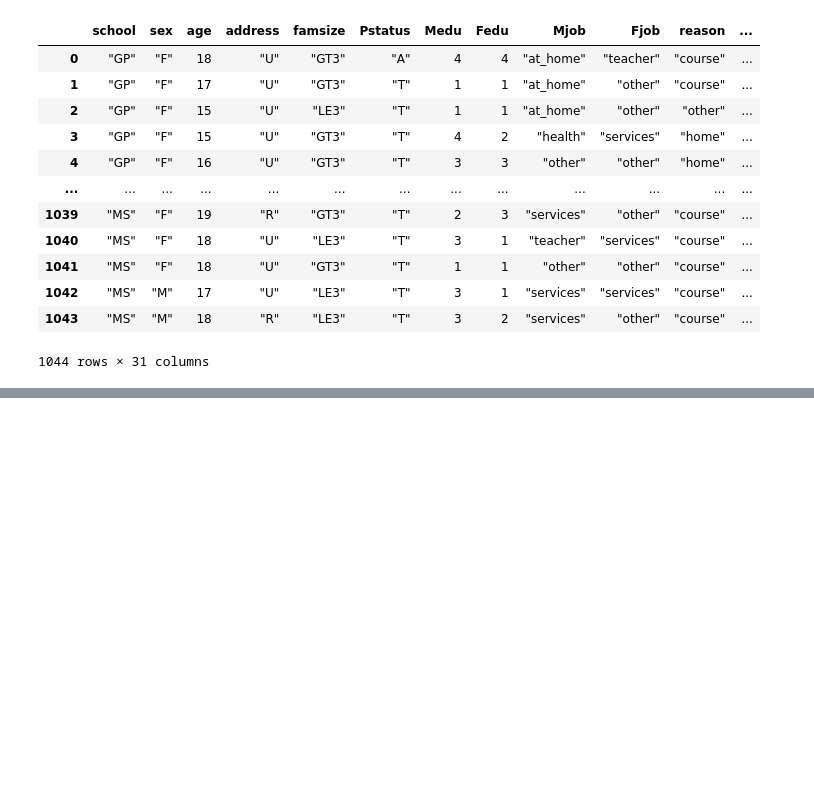
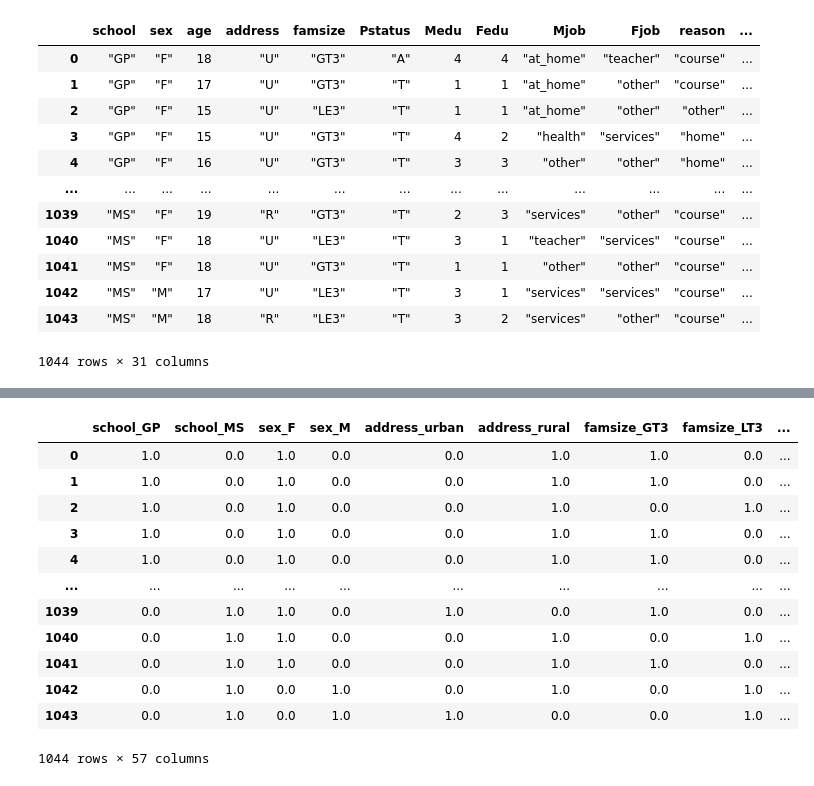
Before and after one commit to MShimer33/MachineLearningFinalProject, a Jupyter notebook: education.ipynb, the cells around one changed output, grey strips where cells are left out. Saved outputs shown, nothing was run; the diff lists cells and outputs as text; code cells hidden in the pictures; blank space fills up the shorter version.

Commit message:
preprocessor done

```diff
--- a/education.ipynb
+++ b/education.ipynb
@@ -91,4 +92,4 @@ Get the Data
 ===
 # %%
 data = read_student_data('student.csv')
-data
+data_copy = data.copy()
@@ -179,10 +259,34 @@ data.drop(columns=["G1", "G2"])
 # %%
+data = data_copy
+
 preprocessor = Pipeline([
 
-    # ('one_hot_encoder', OneHotEncoder(categories=['school', 'sex', 'address', 'famsize', 'Pstatus', 'Mjob', 'Fjob', 'guardian',
-    #  'schoolsup', 'famsup', 'paid', 'activities','nursery', 'higher', 'internet', 'romantic']))
+    ('drop_features', RemoveUnwantedFeatures(features=["G1", "G2"])),
+    ('convert_to_int', ConvertNumbersToIntegers()),
+    ('log_transform', LogTransformData(features=["traveltime", "failures", "Dalc", "absences"])),
+
+    ('split_off_log_normal', ColumnTransformer(transformers=[
+        ('one_hot_encoder', OneHotEncoder(), ['school', 'sex', 'address', 'famsize', 'Pstatus', 'Mjob', 'Fjob', 'guardian', 'reason',
+        'schoolsup', 'famsup', 'paid', 'activities','nursery', 'higher', 'internet', 'romantic']),  # median_income
+    ], remainder='passthrough')),
+    ('scaler', MinMaxScaler()),
+    ('convert_to_dataframe', ConvertToDataFrame())
 
 ])
 
 
-preprocessor.fit_transform(data)
+pd.DataFrame(preprocessor.fit_transform(data))
+# %% [output]
+|  | school_GP | school_MS | sex_F | sex_M | address_urban | address_rural | famsize_GT3 | famsize_LT3 | ... |
+| 0 | 1.0 | 0.0 | 1.0 | 0.0 | 0.0 | 1.0 | 1.0 | 0.0 | ... |
+| 1 | 1.0 | 0.0 | 1.0 | 0.0 | 0.0 | 1.0 | 1.0 | 0.0 | ... |
+| 2 | 1.0 | 0.0 | 1.0 | 0.0 | 0.0 | 1.0 | 0.0 | 1.0 | ... |
+| 3 | 1.0 | 0.0 | 1.0 | 0.0 | 0.0 | 1.0 | 1.0 | 0.0 | ... |
+| 4 | 1.0 | 0.0 | 1.0 | 0.0 | 0.0 | 1.0 | 1.0 | 0.0 | ... |
+| ... | ... | ... | ... | ... | ... | ... | ... | ... | ... |
+| 1039 | 0.0 | 1.0 | 1.0 | 0.0 | 1.0 | 0.0 | 1.0 | 0.0 | ... |
+| 1040 | 0.0 | 1.0 | 1.0 | 0.0 | 0.0 | 1.0 | 0.0 | 1.0 | ... |
+| 1041 | 0.0 | 1.0 | 1.0 | 0.0 | 0.0 | 1.0 | 1.0 | 0.0 | ... |
+| 1042 | 0.0 | 1.0 | 0.0 | 1.0 | 0.0 | 1.0 | 0.0 | 1.0 | ... |
+| 1043 | 0.0 | 1.0 | 0.0 | 1.0 | 1.0 | 0.0 | 0.0 | 1.0 | ... |
+1044 rows × 57 columns
```
Also changed, not shown: parts of 6 cells of this notebook.
